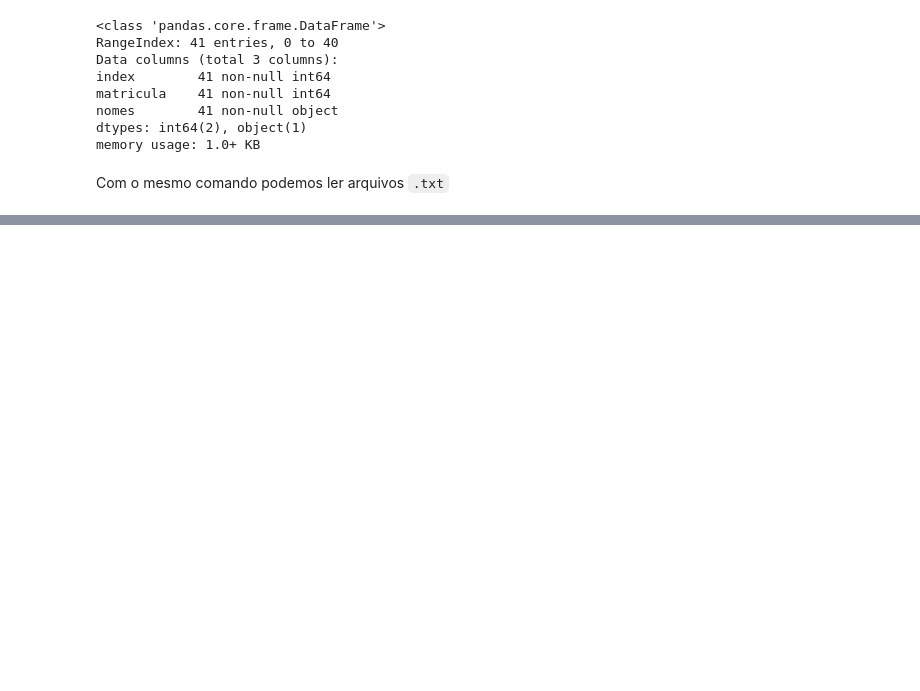
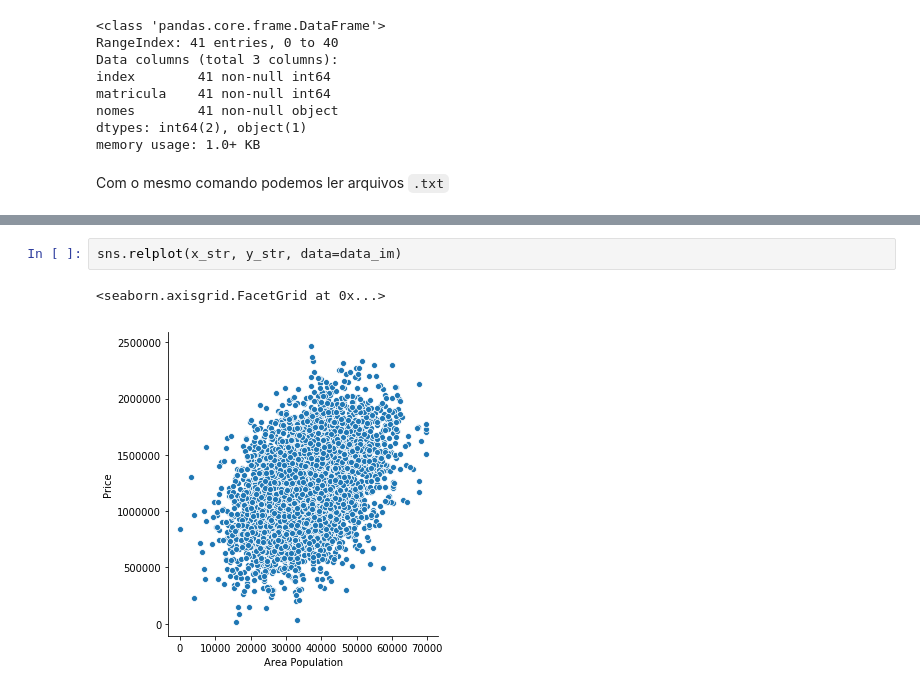
Before and after one commit to tavo-buk/icfis, a Jupyter notebook: 08-leitura_escritura.ipynb, the cells around one changed output, grey strips where cells are left out. Drawn from its saved outputs; the diff is of its cells as text; blank space fills up the shorter version.

```diff
--- a/08-leitura_escritura.ipynb
+++ b/08-leitura_escritura.ipynb
@@ -201,0 +309,5 @@ Discuta criticamente seus resultados em relação ao aquecimento global antropog
+# %%
+sns.relplot(x_str, y_str, data=data_im)
+# %% [output]
+<seaborn.axisgrid.FacetGrid at 0x...>
+[figure, added]
```
Also changed, not shown: parts of 12 cells of this notebook, 7 other files.
